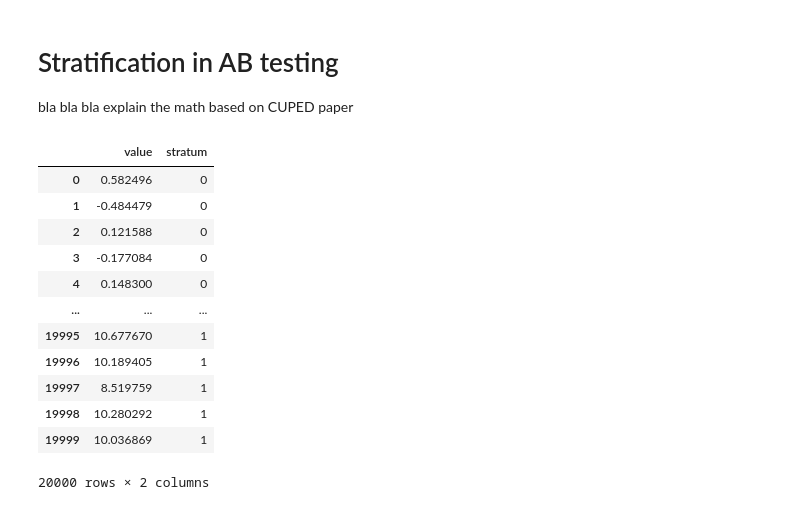
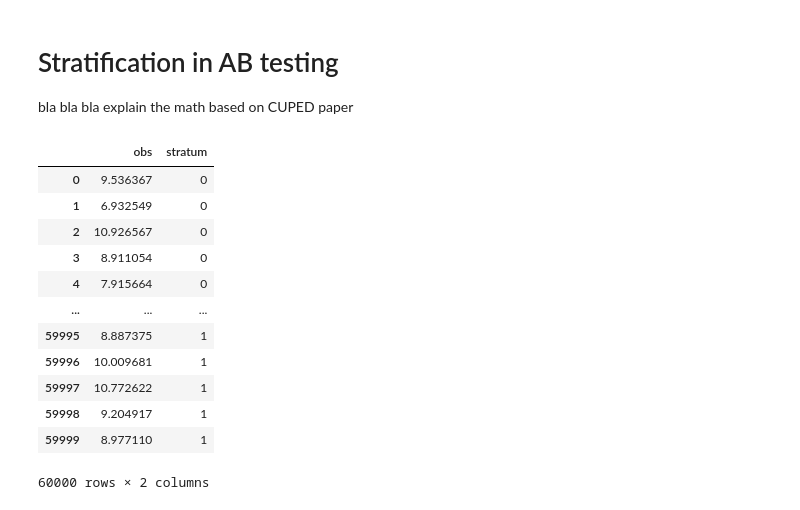
Before and after one commit to wol-e/ab_testing, a Jupyter notebook: notebooks/stratified_ab_test.ipynb, the cells around one changed output. Cells and saved outputs as stored; diff of their text form; code cells hidden in the pictures.

```diff
--- a/notebooks/stratified_ab_test.ipynb
+++ b/notebooks/stratified_ab_test.ipynb
@@ -20,36 +21,40 @@ from ab_testing.variance_reduction import stratified_ttest
 
 bla bla bla explain the math based on CUPED paper
 # %%
-size = 10000
+size = 30000
 
 base = np.concatenate([
-    norm(loc=0, scale=1).rvs(size=size),
+    norm(loc=8, scale=1).rvs(size=size),
     norm(loc=10, scale=1).rvs(size=size),
 ])
-strata_base = np.concatenate([np.array([0] * size), np.array([1] * size)])
+strata_base = np.concatenate([
+    np.array([0] * size),
+    np.array([1] * size)
+])
+
 variant = np.concatenate([
-    norm(loc=0.1, scale=1).rvs(size=size),
-    norm(loc=10.1, scale=1).rvs(size=size),
+    norm(loc=8, scale=1).rvs(size=size),
+    norm(loc=10.5, scale=1).rvs(size=size),
 ])
 strata_variant = strata_base.copy()
 
-df_base = pd.DataFrame.from_dict(data={"value": base, "stratum": strata_base})
-df_variant = pd.DataFrame.from_dict(data={"value": variant, "stratum": strata_variant})
+df_base = pd.DataFrame.from_dict(data={"obs": base, "stratum": strata_base})
+df_variant = pd.DataFrame.from_dict(data={"obs": variant, "stratum": strata_variant})
 
 
 df_base
 # %% [output]
-|  | value | stratum |
-| 0 | 0.582496 | 0 |
-| 1 | -0.484479 | 0 |
-| 2 | 0.121588 | 0 |
-| 3 | -0.177084 | 0 |
-| 4 | 0.148300 | 0 |
+|  | obs | stratum |
+| 0 | 9.536367 | 0 |
+| 1 | 6.932549 | 0 |
+| 2 | 10.926567 | 0 |
+| 3 | 8.911054 | 0 |
+| 4 | 7.915664 | 0 |
 | ... | ... | ... |
-| 19995 | 10.677670 | 1 |
-| 19996 | 10.189405 | 1 |
-| 19997 | 8.519759 | 1 |
-| 19998 | 10.280292 | 1 |
-| 19999 | 10.036869 | 1 |
+| 59995 | 8.887375 | 1 |
+| 59996 | 10.009681 | 1 |
+| 59997 | 10.772622 | 1 |
+| 59998 | 9.204917 | 1 |
+| 59999 | 8.977110 | 1 |
-20000 rows × 2 columns
+60000 rows × 2 columns
 # %%
```
Also changed, not shown: parts of 9 cells of this notebook, 3 other files.
